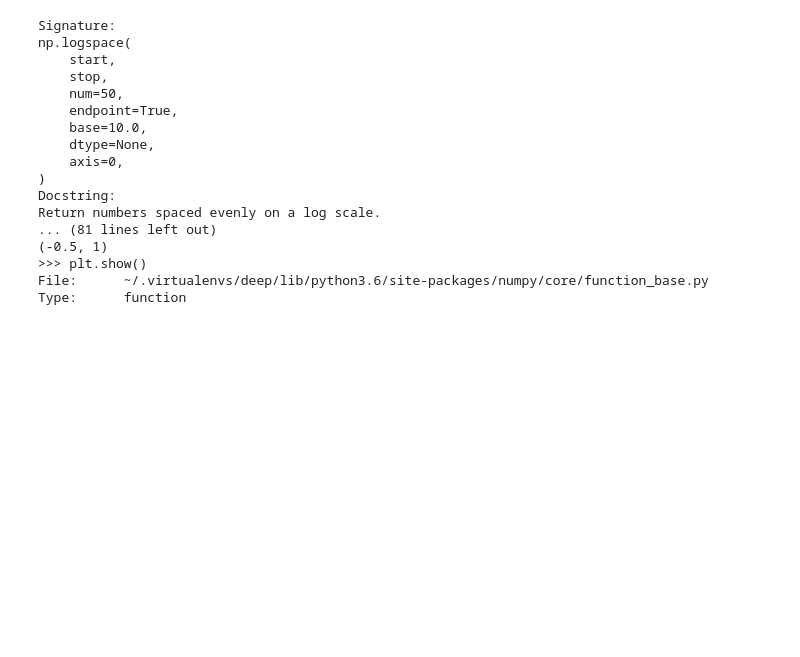
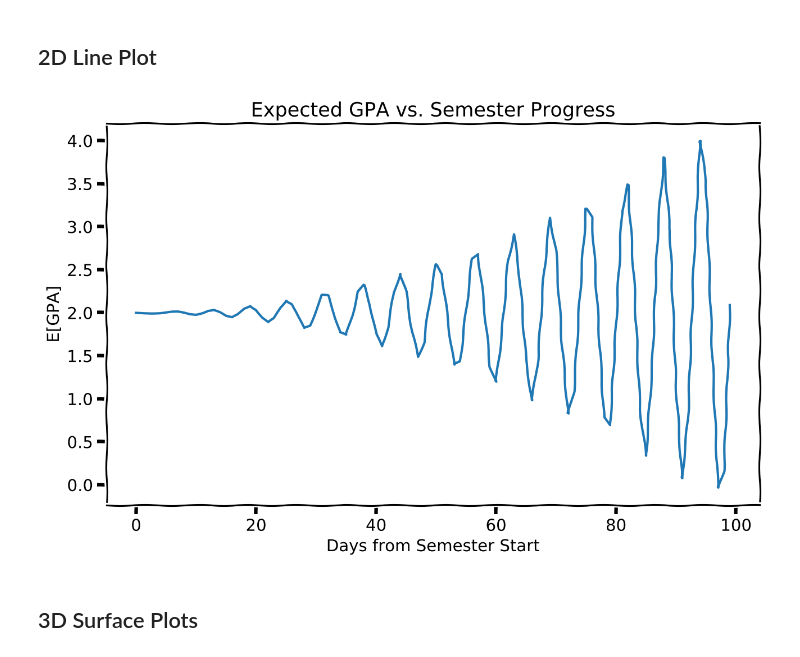
Before and after one commit to ricedatasci/deep, a Jupyter notebook: docs/curriculum/python/exercise.ipynb, the cells around one changed output. Saved outputs shown, nothing was run; the diff lists cells and outputs as text; code cells hidden in the pictures; blank space fills up the shorter version.

Commit message:
update python exercise

```diff
--- a/docs/curriculum/python/exercise.ipynb
+++ b/docs/curriculum/python/exercise.ipynb
@@ -10,25 +12,7 @@ import matplotlib.pyplot as plt
 # %%
 plt.rcParams["figure.dpi"] = 150
 plt.rcParams["figure.figsize"] = 10, 6
+# %% [markdown]
+## 2D Line Plot
 # %%
-f = lambda x: 2 * x**2 * np.cos(x) + np.exp(-x)
+f = lambda x: 3 * x**2 * np.cos(x) + np.exp(-x)
-# %%
-np.logspace?
-# %% [output]
-Signature:
-np.logspace(
-    start,
-    stop,
-    num=50,
-    endpoint=True,
-    base=10.0,
-    dtype=None,
-    axis=0,
-)
-Docstring:
-Return numbers spaced evenly on a log scale.
-... (81 lines left out)
-(-0.5, 1)
->>> plt.show()
-File:      ~/.virtualenvs/deep/lib/python3.6/site-packages/numpy/core/function_base.py
-Type:      function
@@ -37,0 +21,18 @@ plt.pot()
+# %%
+x = np.arange(100)
+y = f(x)
+
+# use this context manager to make "xkcd-style" plots!
+with plt.xkcd():
+    # we might be missing some xkcd fonts, so we'll ignore those
+    with warnings.catch_warnings():
+        warnings.simplefilter("ignore")
+        plt.plot(x, (y / y.max() + 1) * 2)
+    plt.title("Expected GPA vs. Semester Progress")
+    plt.ylabel("E[GPA]")
+    plt.xlabel("Days from Semester Start")
+    plt.show()
+# %% [output]
+[figure, added]
+# %% [markdown]
+## 3D Surface Plots
```
Also changed, not shown: parts of 5 cells of this notebook.
